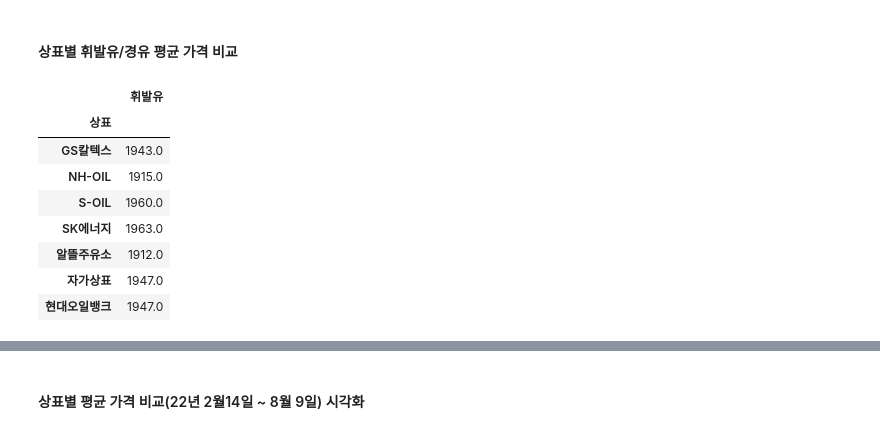
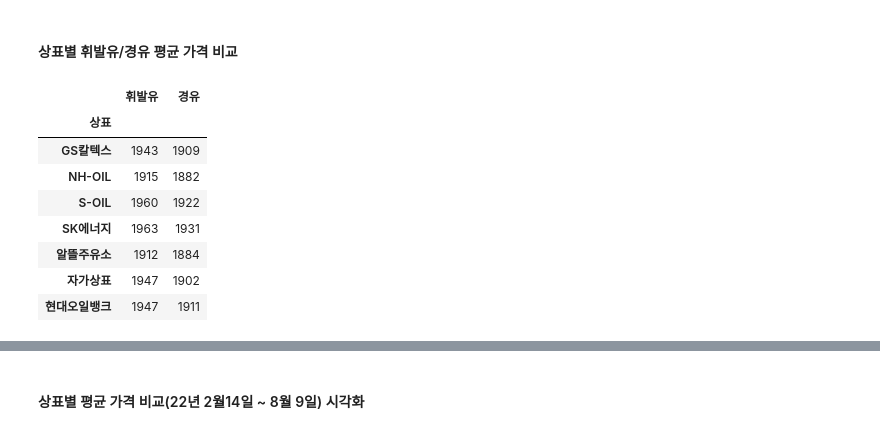
Before and after one commit to certainly-I/Busan-Oil-Price-Analysis, a Jupyter notebook: 주유소_전처리.ipynb, the cells around one changed output, grey strips where cells are left out. Saved outputs shown, nothing was run; the diff lists cells and outputs as text; code cells hidden in the pictures.

```diff
--- a/주유소_전처리.ipynb
+++ b/주유소_전처리.ipynb
@@ -432,18 +396,18 @@ plt.show()
 # %% [markdown]
 #### 상표별 휘발유/경유 평균 가격 비교
 # %%
-#상표별 휘발유 평균가격
-brand_avg_gasolin = data.groupby(["상표"])["휘발유"].mean().round().to_frame()
-brand_avg_gasolin
+#상표별 휘발유/경유 평균가격
+brand_avg_oil = data.groupby(["상표"])["휘발유","경유"].mean().round().astype("int")
+brand_avg_oil
 # %% [output]
-|  | 휘발유 |
-| 상표 |  |
-| GS칼텍스 | 1943.0 |
-| NH-OIL | 1915.0 |
-| S-OIL | 1960.0 |
-| SK에너지 | 1963.0 |
-| 알뜰주유소 | 1912.0 |
-| 자가상표 | 1947.0 |
-| 현대오일뱅크 | 1947.0 |
+|  | 휘발유 | 경유 |
+| 상표 |  |  |
+| GS칼텍스 | 1943 | 1909 |
+| NH-OIL | 1915 | 1882 |
+| S-OIL | 1960 | 1922 |
+| SK에너지 | 1963 | 1931 |
+| 알뜰주유소 | 1912 | 1884 |
+| 자가상표 | 1947 | 1902 |
+| 현대오일뱅크 | 1947 | 1911 |
 # %%
 #컬럼명 변경
```
Also changed, not shown: parts of 21 cells of this notebook.
